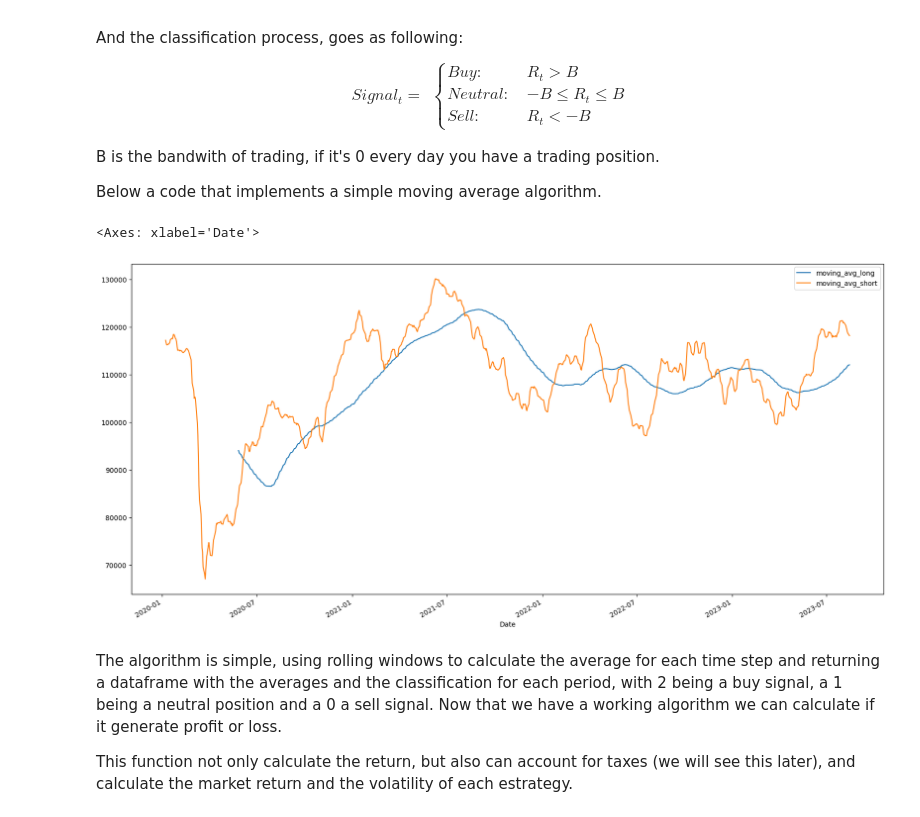
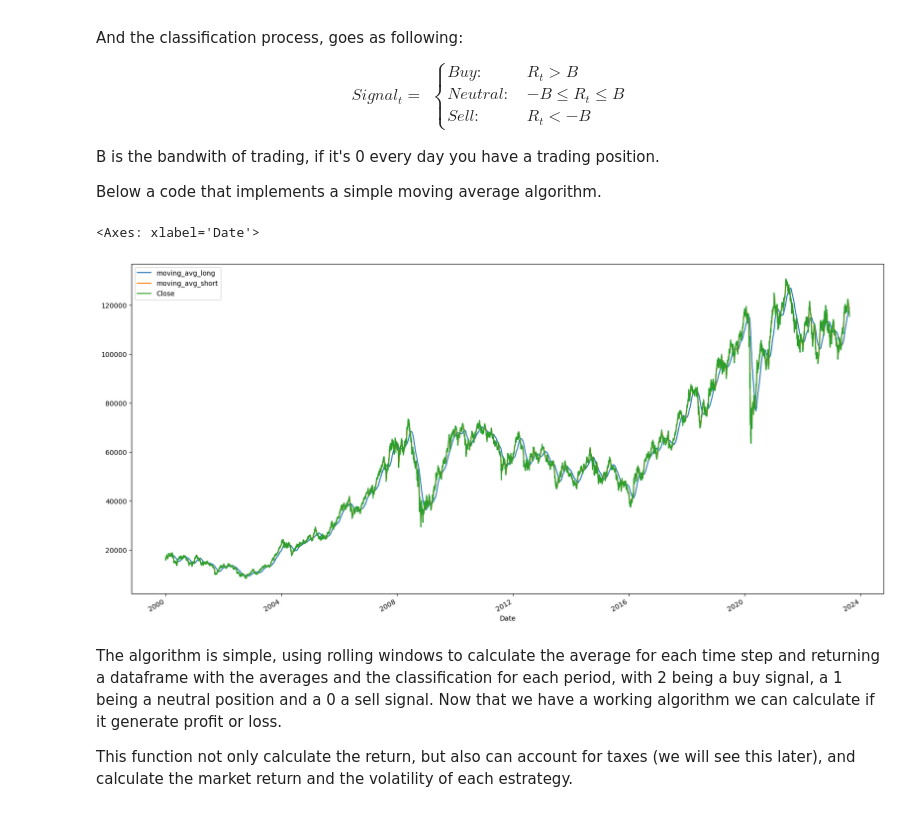
Before and after one commit to RafaelM0raes/MyJourneyInFinancialMarkets, a Jupyter notebook: Artigo 1.ipynb, the cells around one changed output. Cells and saved outputs as stored; diff of their text form; code cells hidden in the pictures.

```diff
--- a/Artigo 1.ipynb
+++ b/Artigo 1.ipynb
@@ -54,34 +54,33 @@ Below a code that implements a simple moving average algorithm.
 # %%
 import yfinance as yf
 import pandas as pd
 import numpy as np
 import matplotlib.pyplot as plt
 import datetime
-
 def moving_avg(time_serie: pd.Series,
                period_long: int,
                period_short: int,
                b: float = 0):
     df = time_serie.to_frame()
     df["moving_avg_long"] = time_serie.rolling(window=period_long).mean()
     df["moving_avg_short"] = time_serie.rolling(window=period_short).mean()
     df["ratio"] = (df["moving_avg_short"] - df["moving_avg_long"])/df["moving_avg_long"]
     def signal(x, b):
         if x > b:
             return 2
         elif x < -b:
             return 0
         else:
             return 1
     df["signal"] = df["ratio"].apply(signal, b=b)
     return df
 web = yf.Ticker("^BVSP")
-df = web.history(start=datetime.datetime(2020, 1, 1))["Close"]
-series = moving_avg(df, 100, 5)
-series[["moving_avg_long", "moving_avg_short"]].plot.line(figsize=(20, 10))
+df = web.history(start=datetime.datetime(2000, 1, 1))["Close"]
+series = moving_avg(df, 50, 5)
+series[["moving_avg_long", "moving_avg_short", "Close"]].plot.line(figsize=(20, 10))
 # %% [output]
 <Axes: xlabel='Date'>
-[figure, old version]
+[figure, new version]
 # %% [markdown]
 The algorithm is simple, using rolling windows to calculate the average for each time step and returning a dataframe with the averages and the classification for each period, with 2 being a buy signal, a 1 being a neutral position and a 0 a sell signal. Now that we have a working algorithm we can calculate if it generate profit or loss.
 
```
Also changed, not shown: parts of 12 cells of this notebook.
